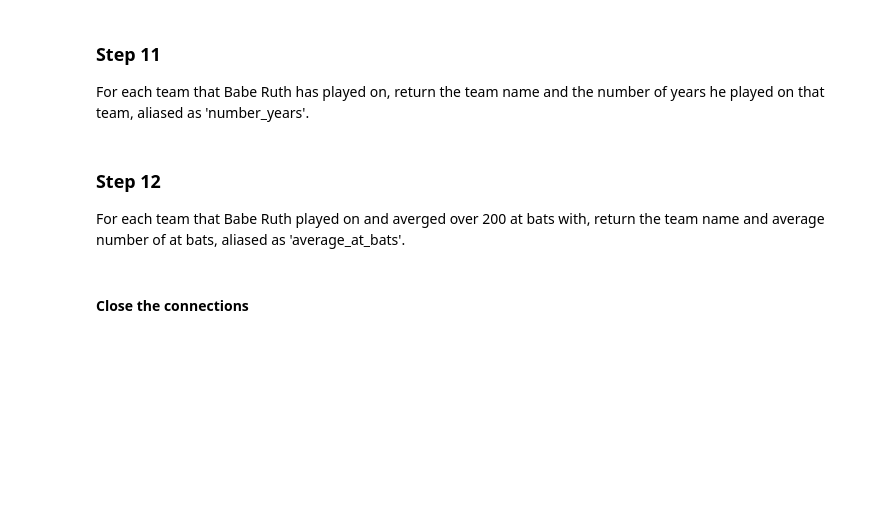
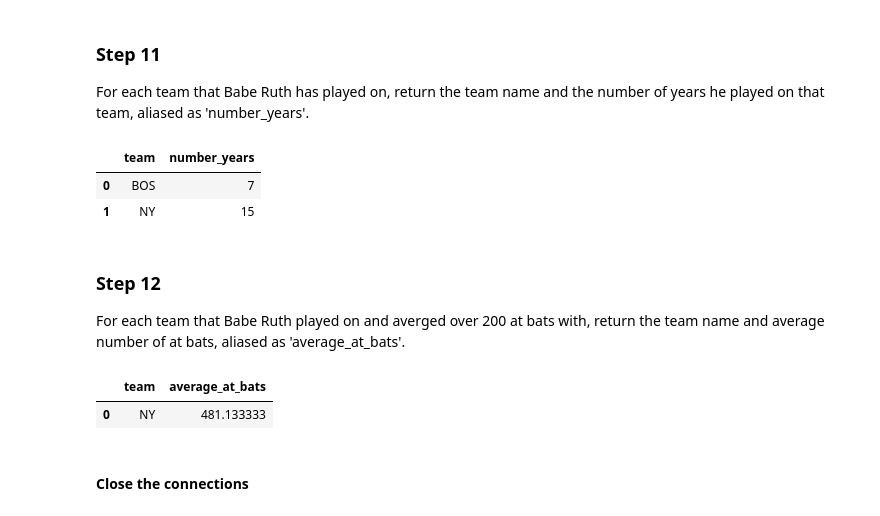
Before and after one commit to A1-lex/DS_Course1_Week1_Module2_SQLQueries, a Jupyter notebook: SQLFilterOrderGroupLab.ipynb, the cells around one changed output. Drawn from its saved outputs; the diff is of its cells as text; code cells hidden in the pictures; blank space fills up the shorter version.

```diff
--- a/SQLFilterOrderGroupLab.ipynb
+++ b/SQLFilterOrderGroupLab.ipynb
@@ -229,11 +240,14 @@ For each team that Babe Ruth has played on, return the team name and the number
 # %%
 # CodeGrade step11
 # Replace None with your code
-df_ruth_years = pd.read_sql("""
-SELECT team, COUNT(year) AS total_years_played
-    FROM babe_ruth_stats
-    GROUP BY team;
-""", conn3)
+
+df_teams_years = pd.read_sql(
+    "SELECT team, COUNT(year) AS number_years FROM babe_ruth_stats GROUP BY team ORDER BY team ASC;",
+    conn3)
+# %% [output]
+|  | team | number_years |
+| 0 | BOS | 7 |
+| 1 | NY | 15 |
 # %% [markdown]
 ### Step 12
 
@@ -247,6 +261,10 @@ SELECT team, AVG(at_bats) AS average_at_bats
     GROUP BY team
     HAVING AVG(at_bats) > 200;
 """, conn3)
+df_at_bats
+# %% [output]
+|  | team | average_at_bats |
+| 0 | NY | 481.133333 |
 # %% [markdown]
 #### Close the connections
 # %%
```
Also changed, not shown: parts of 3 cells of this notebook, 1 other file.
